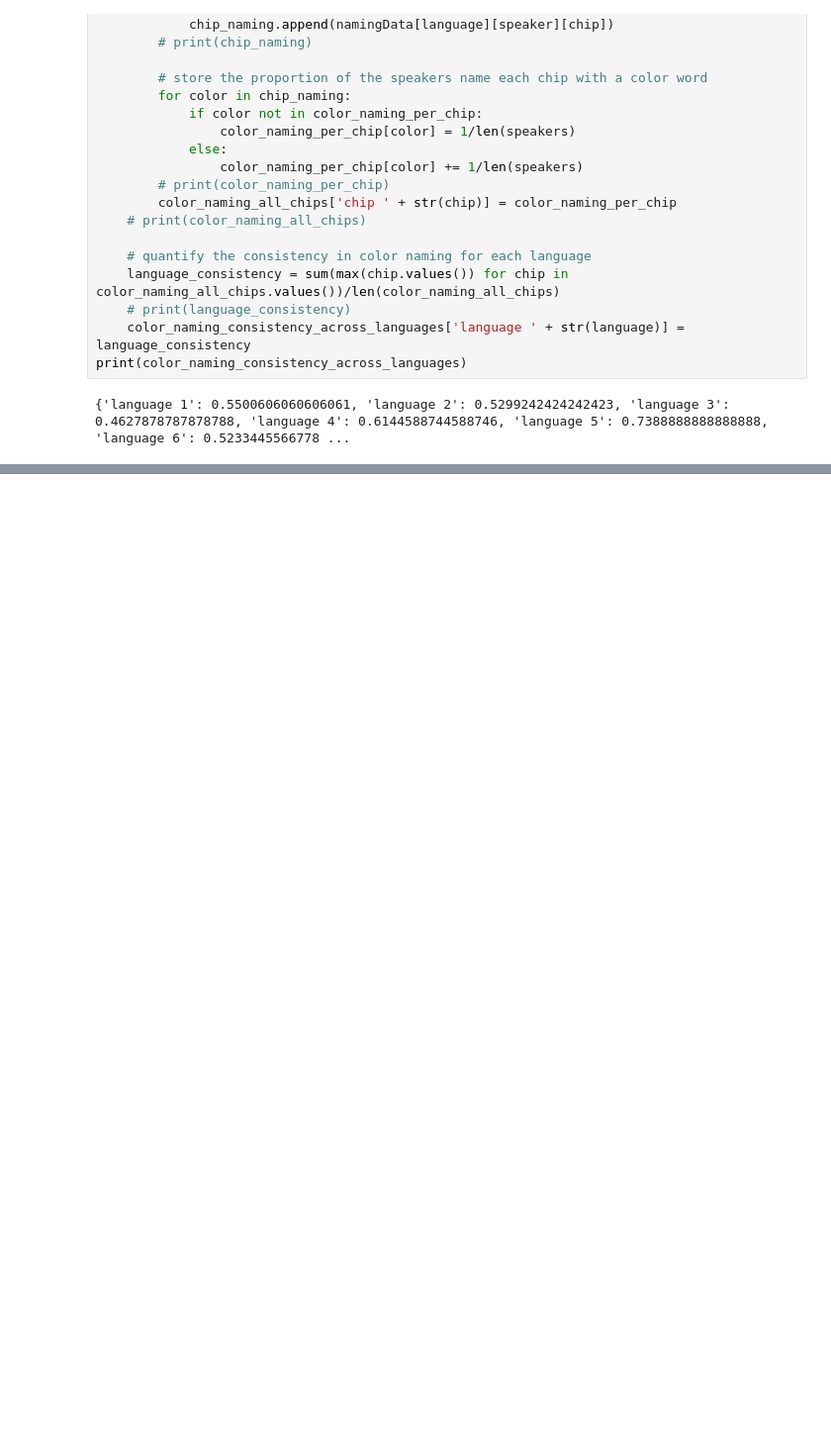
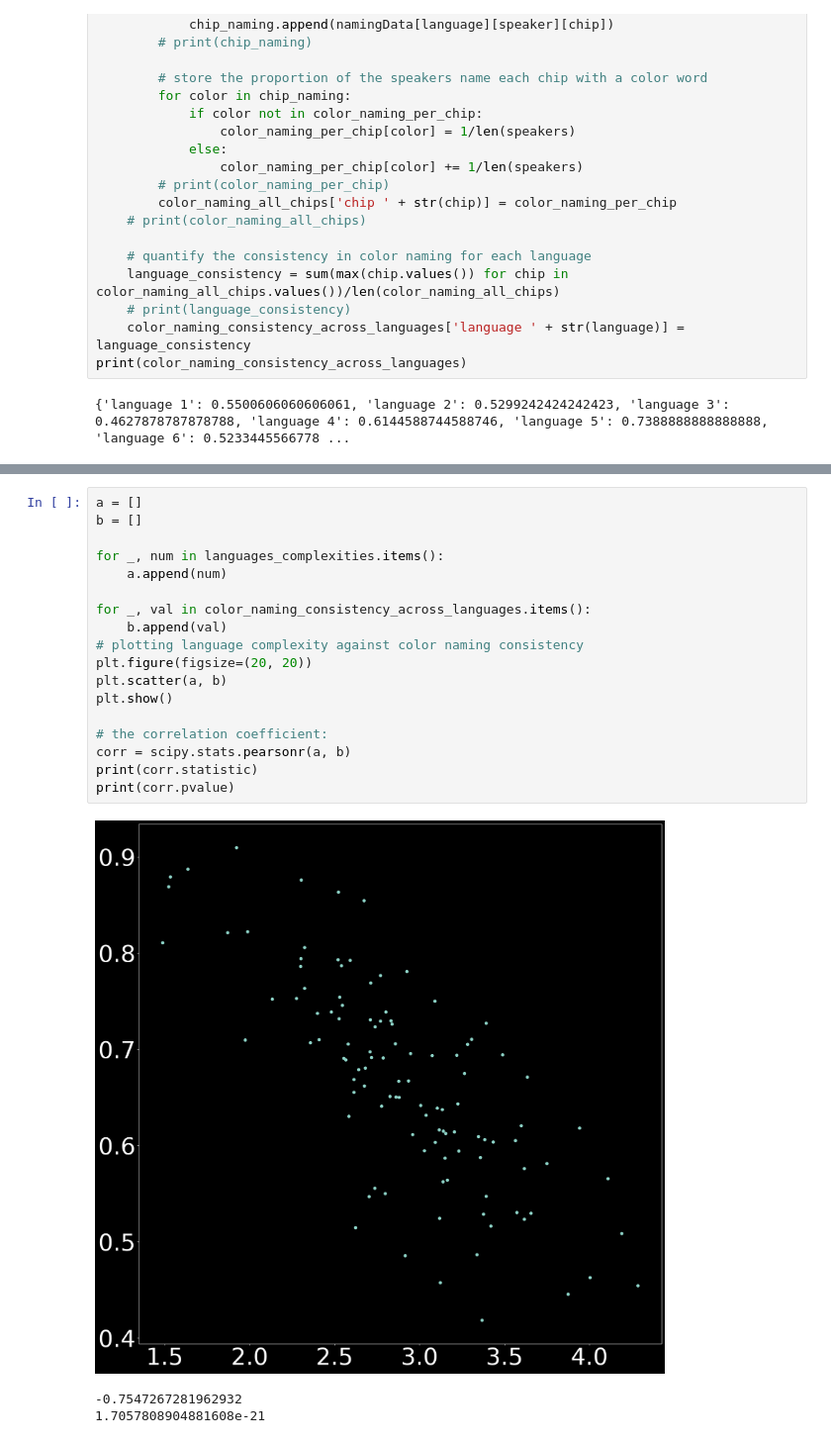
Before and after one commit to iguehi-akhimien1/COG260Project, a Jupyter notebook: wcs_data_notebook/wcs_demo_notebook.ipynb, the cells around one changed output, grey strips where cells are left out. Shown at 99% size. Cells and saved outputs as stored; diff of their text form; blank space fills up the shorter version.

Commit message:
added a new measure for language complexity, using entropy.

```diff
--- a/wcs_data_notebook/wcs_demo_notebook.ipynb
+++ b/wcs_data_notebook/wcs_demo_notebook.ipynb
@@ -281,0 +320,22 @@ print(corr.statistic)
+# %%
+a = []
+b = []
+
+for _, num in languages_complexities.items():
+    a.append(num)
+
+for _, val in color_naming_consistency_across_languages.items():
+    b.append(val)
+# plotting language complexity against color naming consistency
+plt.figure(figsize=(20, 20))
+plt.scatter(a, b)
+plt.show()
+
+# the correlation coefficient:
+corr = scipy.stats.pearsonr(a, b)
+print(corr.statistic)
+print(corr.pvalue)
+# %% [output]
+[figure, added]
+-0.7547267281962932
+1.7057808904881608e-21
```
Also changed, not shown: parts of 5 cells of this notebook.
